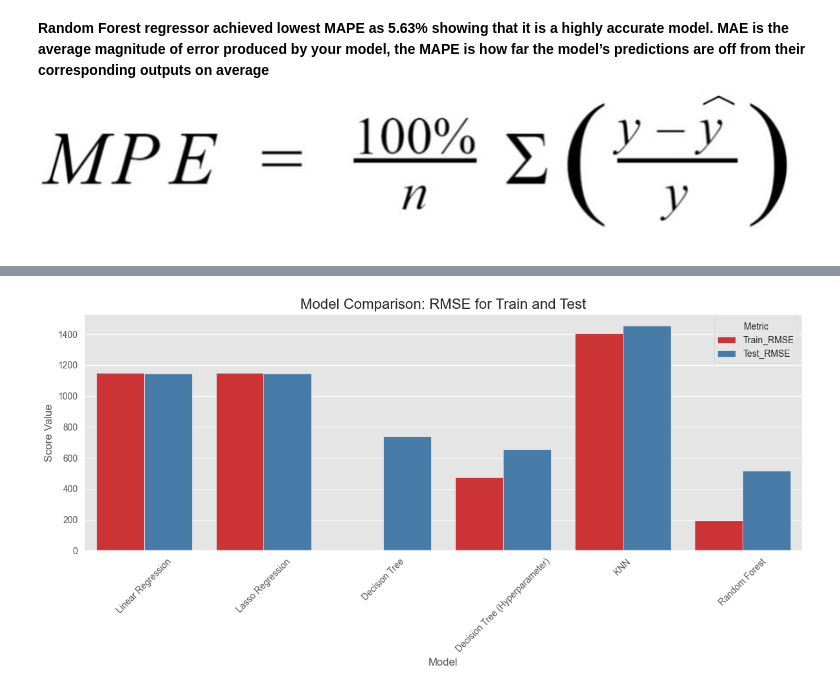
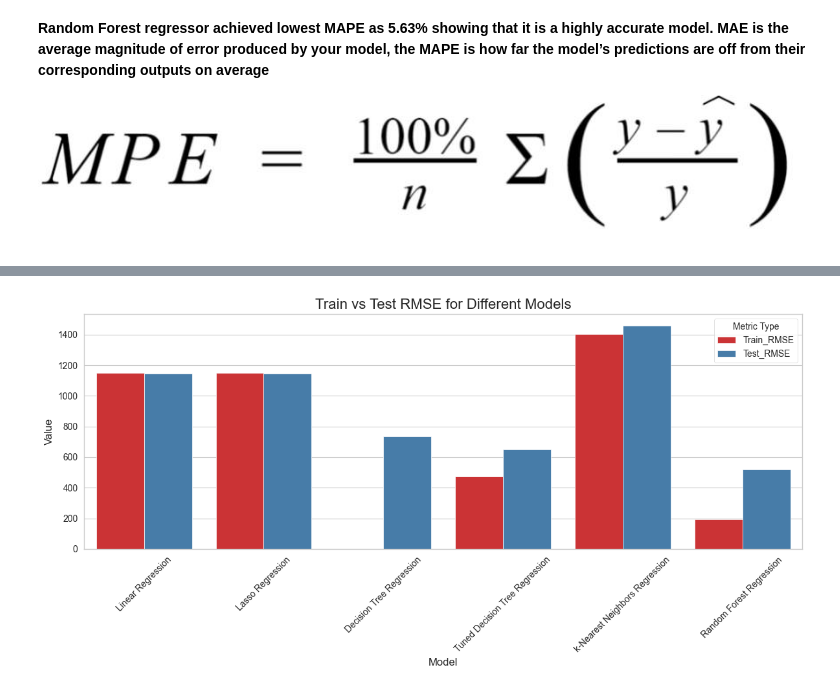
Before and after one commit to Dilara520/rossmann-sales-predictions, a Jupyter notebook: Retail_Sales_Prediction_Capstone_Project.ipynb, the cells around one changed output, grey strips where cells are left out. Cells and saved outputs as stored; diff of their text form; code cells hidden in the pictures.

```diff
--- a/Retail_Sales_Prediction_Capstone_Project.ipynb
+++ b/Retail_Sales_Prediction_Capstone_Project.ipynb
@@ -1274,7 +1311,5 @@ Training MAPE : 18.084037703407 Testing MAPE : 18.72932102522484
 # %%
 #%%time
 rdf = RandomForestRegressor(n_estimators=80,min_samples_split=2, min_samples_leaf=1,max_depth=None,n_jobs=-1)
-rdfreg = rdf.fit(X_train, y_train)
-
-joblib.dump(rdfreg, 'random_forest_model.pkl')
+results.append(model_train_evaluate(rdf, "Random Forest Regression", X_train, y_train, X_test, y_test, save_model=True, visualize=True))
 # %% [output]
@@ -1335,5 +1337,0 @@ dataset_rf.describe()
-# %%
-plt.style.use('ggplot')
-# Plotting the histogram for Actual, Predicted, and Difference of sales
-dataset_rf.plot.hist(subplots=True, layout=(3, 1), legend=False)
-plt.show()
@@ -1391,0 +1344,3 @@ score_df = pd.DataFrame({'Train_Score':[train_score_1,train_score_2,train_score_
+# %%
+score_df = pd.DataFrame(results)
+score_df
@@ -1392 +1355,9 @@ score_df = pd.DataFrame({'Train_Score':[train_score_1,train_score_2,train_score_
+# %%
+# Melting the DataFrame for visualization purposes
+score_df_melted_scores = score_df.melt(id_vars=['Model'], value_vars=['Train_Score', 'Test_Score'],
+                                var_name='Metric_Type', value_name='Value')
+score_df_melted_rmse = score_df.melt(id_vars=['Model'], value_vars=['Train_RMSE', 'Test_RMSE'],
+                                var_name='Metric_Type', value_name='Value')
+score_df_melted_mape = score_df.melt(id_vars=['Model'], value_vars=['Train_MAPE', 'Test_MAPE'],
+                                var_name='Metric_Type', value_name='Value')
 # %%
@@ -1464,21 +1383,16 @@ plt.show()
 # %%
-score_df_melted_mape = score_df_mape.melt(id_vars=['Model'], value_vars=['Train_RMSE', 'Test_RMSE'],
-                                var_name='Metric', value_name='Value')
+plt.figure(figsize=(12, 6))
+sns.set_palette("Set1")
 
-# Plotting the comparison of all metrics (RMSE and MAPE)
-plt.figure(figsize=(12, 6))
-sns.set_palette("Set1")  # Change color palette
-sns.barplot(x='Model', y='Value', hue='Metric', data=score_df_melted_mape)
+sns.barplot(x='Model', y='Value', hue='Metric_Type', data=score_df_melted_rmse)
 
-# Customize the plot
-plt.title('Model Comparison: RMSE for Train and Test', fontsize=16)
+plt.title('Train vs Test RMSE for Different Models', fontsize=16)
 plt.xlabel('Model', fontsize=12)
-plt.ylabel('Score Value', fontsize=12)
+plt.ylabel('Value', fontsize=12)
 plt.xticks(rotation=45)
-plt.legend(title='Metric')
+plt.legend(title='Metric Type')
 
-# Show the plot
 plt.tight_layout()
 plt.show()
 # %% [output]
-[figure, old version]
+[figure, new version]
```
Also changed, not shown: parts of 93 cells of this notebook, 2 other files.
